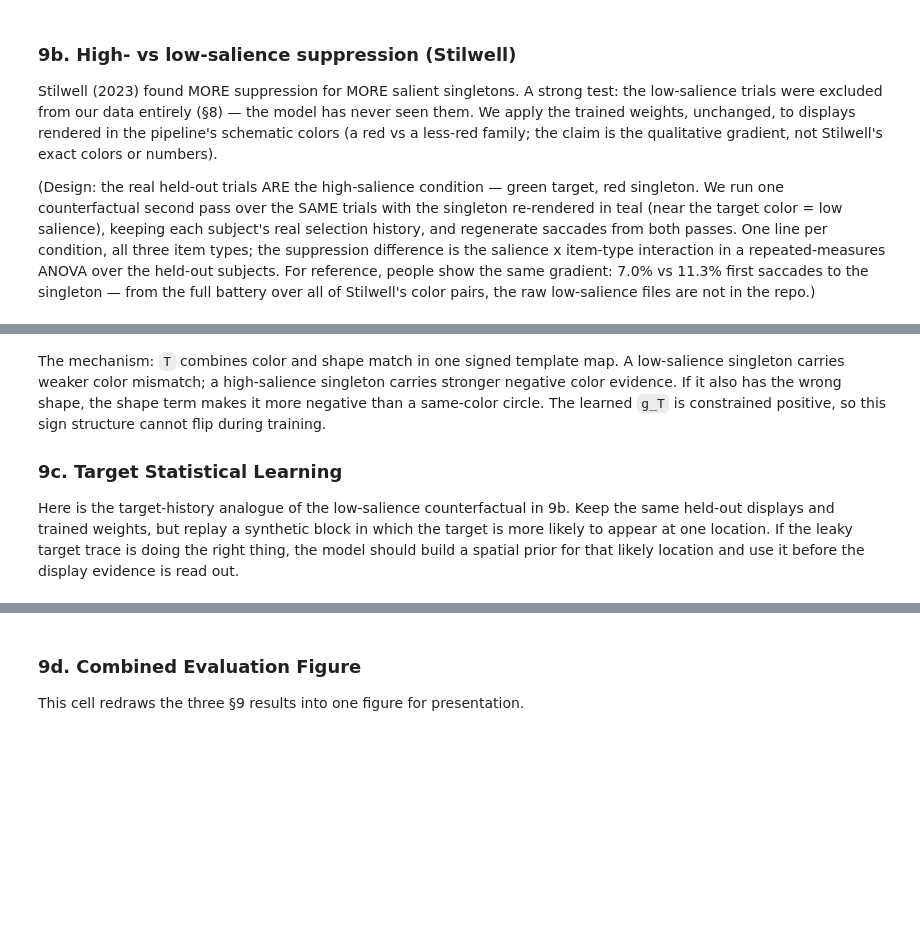
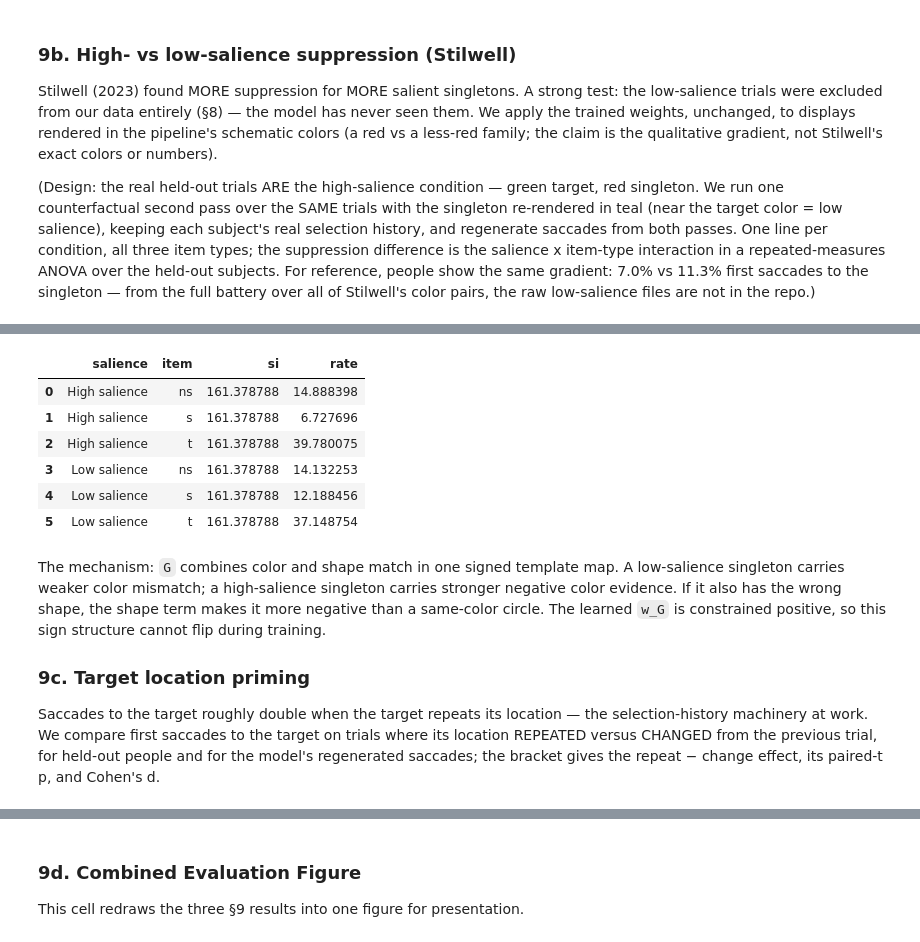
Before and after one commit to HanZhang-psych/Ego-Spatial-Sense, a Jupyter notebook: Visual-Search/tutorial_visual_search.ipynb, the cells around one changed output, grey strips where cells are left out. Cells and saved outputs as stored; diff of their text form; code cells hidden in the pictures; blank space fills up the shorter version.

```diff
--- a/Visual-Search/tutorial_visual_search.ipynb
+++ b/Visual-Search/tutorial_visual_search.ipynb
@@ -377,8 +377,8 @@ prediction. (With these placeholder gains the history bump at
 item 2 dominates; §7 learns the real balance.)
 # %%
 # the four Sec. 1 parameters, in one place
-PARAMS = dict(alpha_P=0.0, g_T=gT_demo,
-              beta_T=betaT_demo, eta_T=etaT_demo)
+PARAMS = dict(w_S=0.0, w_G=wG_demo,
+              w_H=wH_demo, eta_H=etaH_demo)
 
 pm = priority_map(img, past_targets, **PARAMS)
 p_ex, F_ex = predict_saccade(pm)
@@ -442,12 +442,12 @@ def display_for(setsize, targ, sing, tc="green", sc="red"):
     return render(items_for(setsize, targ, sing, tc, sc))
 
 def channel_maps(img_, items_, tc="green"):
-    # Model-facing item fields: P, T, S_T diagnostic.
+    # Model-facing item fields: salience, goal, shape diagnostic.
     pmap = sensory_salience_map(items_)
-    t_map = template_match_map(items_, tc)
+    G_map = template_match_map(items_, tc)
     s_t = shape_match_map(img_)
     return torch.stack([torch.as_tensor(pmap),
-                        torch.as_tensor(t_map),
+                        torch.as_tensor(G_map),
                         torch.as_tensor(s_t)])
 
 def centers(setsize):
@@ -520,12 +520,12 @@ Per epoch: replay the target memories (because `eta_T` is learning) and reassemb
 # %%
-def build_memories(eta_T):
+def build_memories(eta_H):
     # replay every subject's trials in order; memory AS OF each trial
     S_, T_, _ = tt["eT"].shape
-    hT = torch.zeros(S_, 6)
+    H = torch.zeros(S_, 6)
     outT = []
     for t in range(T_):
-        outT.append(hT)
-        hT = (1 - eta_T) * hT + eta_T * tt["eT"][:, t]
+        outT.append(H)
+        H = (1 - eta_H) * H + eta_H * tt["eT"][:, t]
     return torch.stack(outT, 1)
 
 def model_F(w, raw_eta, A_=None):
@@ -534,19 +534,19 @@ def model_F(w, raw_eta, A_=None):
     memories are recomputed; the gains just reweigh cached numbers.
     A_ substitutes alternative item fields for the same trials
     (Sec. 10b's counterfactual displays); default: the real ones."""
-    eta_T = torch.sigmoid(raw_eta["T"])
-    memT = build_memories(eta_T)
-    hT = memT[tt["si"], tt["ti"]]
-    Ad = (A_CH if A_ is None else A_)[didx]        # item fields: P, T, S_T diagnostic
-    g_T = torch.nn.functional.softplus(w["raw_g_T"])
-    stimulus = w["alpha_P"]*Ad[..., 0] + g_T*Ad[..., 1]
-    F = stimulus + w["beta_T"] * hT
+    eta_H = torch.sigmoid(raw_eta["H"])
+    memT = build_memories(eta_H)
+    H = memT[tt["si"], tt["ti"]]
+    Ad = (A_CH if A_ is None else A_)[didx]        # item fields: salience, goal, shape diagnostic
+    w_G = torch.nn.functional.softplus(w["raw_w_G"])
+    stimulus = w["w_S"]*Ad[..., 0] + w_G*Ad[..., 1]
+    F = stimulus + w["w_H"] * H
     return F, memT
 
 w = {name: torch.tensor(v, requires_grad=True) for name, v in
-     [("alpha_P", 0.0), ("raw_g_T", 0.0),
-      ("beta_T", 0.5)]}
-raw_eta = {"T": torch.tensor(0.0, requires_grad=True)}
+     [("w_S", 0.0), ("raw_w_G", 0.0),
+      ("w_H", 0.5)]}
+raw_eta = {"H": torch.tensor(0.0, requires_grad=True)}
 optimizer = torch.optim.Adam(list(w.values()) + list(raw_eta.values()), lr=0.05)
 
 losses = []
@@ -838,17 +870,28 @@ salience * item  637.722595      1     65  637.722595 184.979095    0.0        0
+# %%
+# subject-level means
+long9b.groupby(["salience", "item"]).mean().reset_index()
+# %% [output]
+|  | salience | item | si | rate |
+| 0 | High salience | ns | 161.378788 | 14.888398 |
+| 1 | High salience | s | 161.378788 | 6.727696 |
+| 2 | High salience | t | 161.378788 | 39.780075 |
+| 3 | Low salience | ns | 161.378788 | 14.132253 |
+| 4 | Low salience | s | 161.378788 | 12.188456 |
+| 5 | Low salience | t | 161.378788 | 37.148754 |
 # %% [markdown]
-The mechanism: `T` combines color and shape match in one signed
+The mechanism: `G` combines color and shape match in one signed
 template map. A low-salience singleton carries weaker color mismatch;
 a high-salience singleton carries stronger negative color evidence.
 If it also has the wrong shape, the shape term makes it more negative
-than a same-color circle. The learned `g_T` is constrained positive,
+than a same-color circle. The learned `w_G` is constrained positive,
 so this sign structure cannot flip during training.
 
-### 9c. Target Statistical Learning
+### 9c. Target location priming
 
-Here is the target-history analogue of the low-salience counterfactual in 9b. Keep the same
-held-out displays and trained weights, but replay a synthetic block in
-which the target is more likely to appear at one location. If the
-leaky target trace is doing the right thing, the model should build a
-spatial prior for that likely location and use it before the display
-evidence is read out.
+Saccades to the target roughly double when the target repeats its
+location — the selection-history machinery at work. We compare first
+saccades to the target on trials where its location REPEATED versus
+CHANGED from the previous trial, for held-out people and for the
+model's regenerated saccades; the bracket gives the repeat − change
+effect, its paired-t p, and Cohen's d.
 # %%
```
Also changed, not shown: parts of 24 cells of this notebook, 3 other files.
